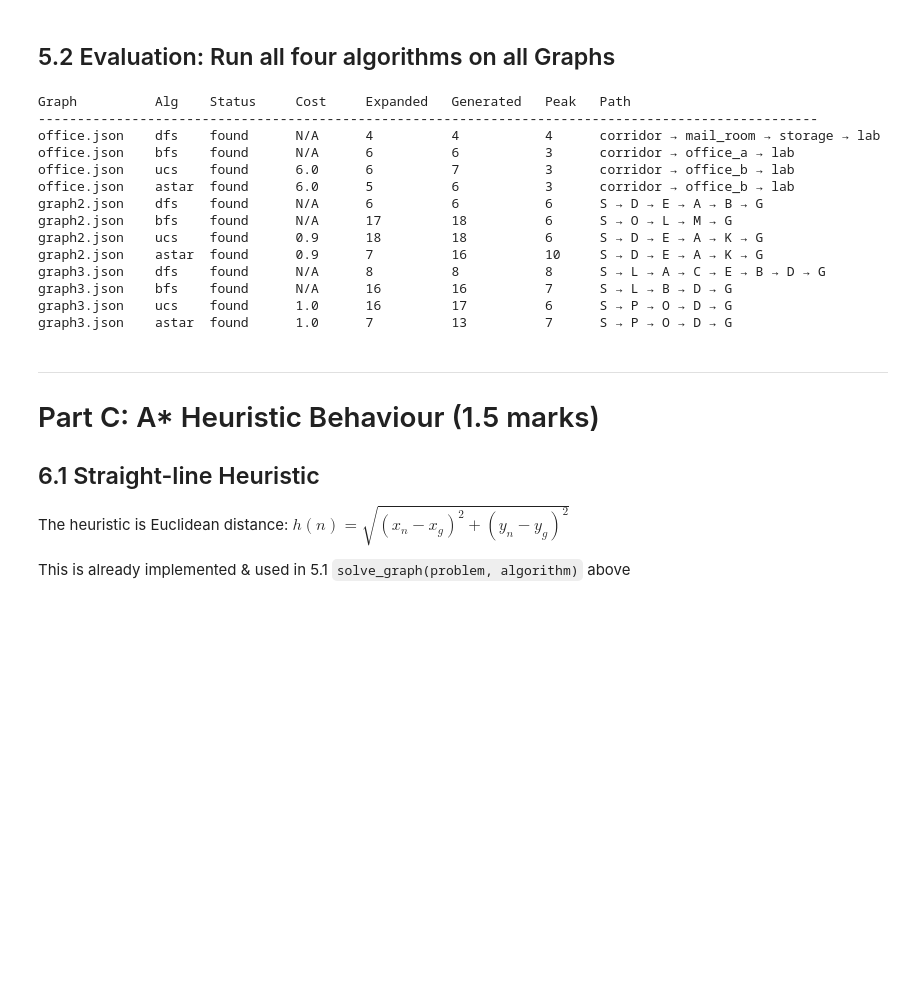
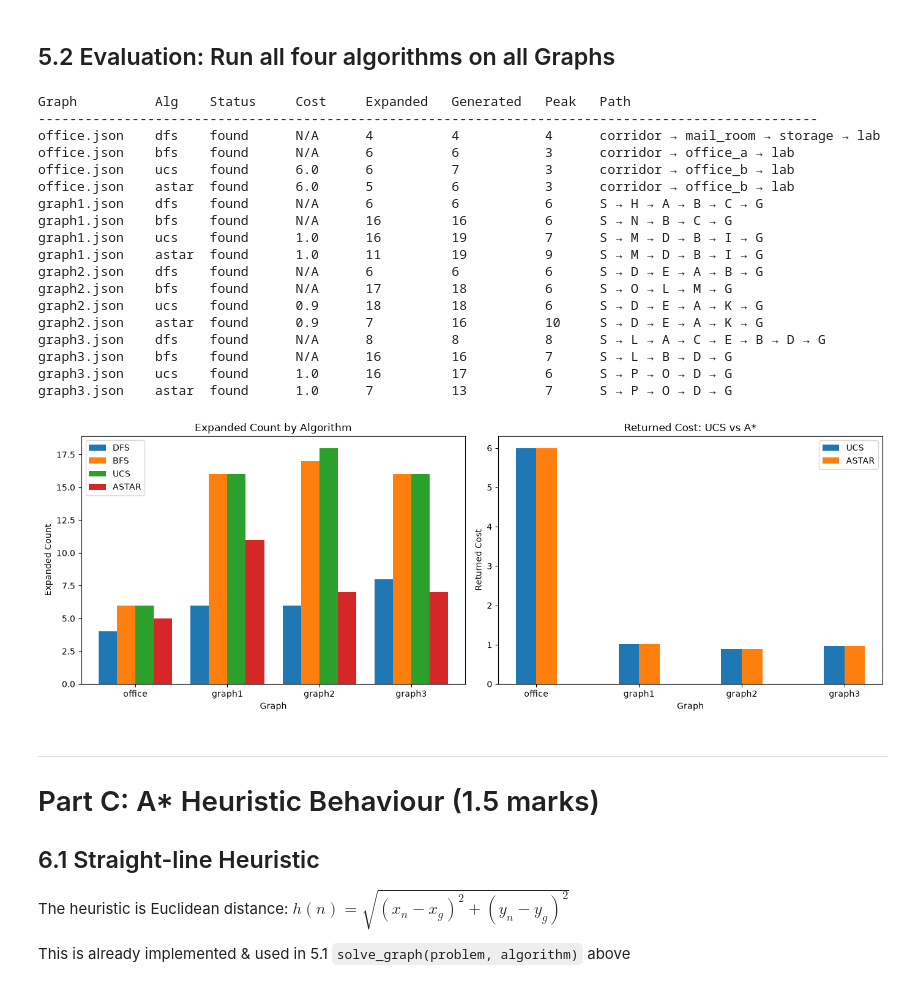
Before and after one commit to JasonShin/COMP9414, a Jupyter notebook: assignment1/z5726492_assignment1.ipynb, the cells around one changed output. Saved outputs shown, nothing was run; the diff lists cells and outputs as text; code cells hidden in the pictures; blank space fills up the shorter version.

```diff
--- a/assignment1/z5726492_assignment1.ipynb
+++ b/assignment1/z5726492_assignment1.ipynb
@@ -321,7 +322,7 @@ def solve_graph(problem: dict, algorithm: str) -> dict:
               }
 
             # Find the first unvisited neighbour (sorted order for determinism)
-            neighbors = get_neighbours(adjacency, current)
+            neighbors = adjacency[current]
             next_node = None
             for n in neighbors:
                 if n not in visited:
@@ -362,7 +363,7 @@ def solve_graph(problem: dict, algorithm: str) -> dict:
                 }
 
             # Expand: enqueue ALL unvisited neighbours (sorted for determinism)
-            neighbors = get_neighbours(adjacency, node)
+            neighbors = adjacency[node]
             for neighbor in neighbors:
                 if neighbor not in visited:
                     visited.add(neighbor)
@@ -493,7 +494,7 @@ astar  | status=found | cost=6.0 | path=['corridor', 'office_b', 'lab']
 # %% [markdown]
 ## 5.2 Evaluation: Run all four algorithms on all Graphs
 # %%
-graph_files = ["office.json", "graph2.json", "graph3.json"]
+graph_files = ["office.json", "graph1.json", "graph2.json", "graph3.json"]
 algorithms = ["dfs", "bfs", "ucs", "astar"]
 
 all_results = {}
@@ -517,6 +518,10 @@ office.json    dfs    found      N/A      4          4           4      corridor
 office.json    bfs    found      N/A      6          6           3      corridor → office_a → lab
 office.json    ucs    found      6.0      6          7           3      corridor → office_b → lab
 office.json    astar  found      6.0      5          6           3      corridor → office_b → lab
+graph1.json    dfs    found      N/A      6          6           6      S → H → A → B → C → G
+graph1.json    bfs    found      N/A      16         16          6      S → N → B → C → G
+graph1.json    ucs    found      1.0      16         19          7      S → M → D → B → I → G
+graph1.json    astar  found      1.0      11         19          9      S → M → D → B → I → G
 graph2.json    dfs    found      N/A      6          6           6      S → D → E → A → B → G
 graph2.json    bfs    found      N/A      17         18          6      S → O → L → M → G
 graph2.json    ucs    found      0.9      18         18          6      S → D → E → A → K → G
@@ -525,6 +530,48 @@ graph3.json    dfs    found      N/A      8          8           8      S → L
 graph3.json    bfs    found      N/A      16         16          7      S → L → B → D → G
 graph3.json    ucs    found      1.0      16         17          6      S → P → O → D → G
 graph3.json    astar  found      1.0      7          13          7      S → P → O → D → G
+# %%
+graph_files_plot = ["office.json", "graph1.json", "graph2.json", "graph3.json"]
+algorithms_plot = ["dfs", "bfs", "ucs", "astar"]
+
+expanded_data = {alg: [] for alg in algorithms_plot}
+cost_data = {alg: [] for alg in algorithms_plot}
+
+for gf in graph_files_plot:
+    graph = load_graph(gf)
+    for alg in algorithms_plot:
+      r = solve_graph(graph, alg)
+      expanded_data[alg].append(r['expanded_count'])
+      cost_data[alg].append(r['cost'] if r['cost'] is not None else 0)
+
+x = range(len(graph_files_plot))
+width = 0.2
+
+fig, (ax1, ax2) = plt.subplots(1, 2, figsize=(14, 5))
+
+for i, alg in enumerate(algorithms_plot):
+  ax1.bar([xi + i * width for xi in x], expanded_data[alg], width, label=alg.upper())
+ax1.set_xlabel('Graph')
+ax1.set_ylabel('Expanded Count')
+ax1.set_title('Expanded Count by Algorithm')
+ax1.set_xticks([xi + 1.5 * width for xi in x])
+ax1.set_xticklabels([gf.replace('.json', '') for gf in graph_files_plot])
+ax1.legend()
+
+for i, alg in enumerate(["ucs", "astar"]):
+    ax2.bar([xi + i * width for xi in x], cost_data[alg], width, label=alg.upper())
+ax2.set_xlabel('Graph')
+ax2.set_ylabel('Returned Cost')
+ax2.set_title('Returned Cost: UCS vs A*')
+ax2.set_xticks([xi + 0.5 * width for xi in x])
+ax2.set_xticklabels([gf.replace('.json', '') for gf in graph_files_plot])
+ax2.legend()
+
+plt.tight_layout()
+plt.savefig('search_comparison.png', dpi=150, bbox_inches='tight')
+plt.show()
+# %% [output]
+[figure, added]
 # %% [markdown]
 ---
 # Part C: A* Heuristic Behaviour (1.5 marks)
```
Also changed, not shown: parts of 9 cells of this notebook, 1 other file.
